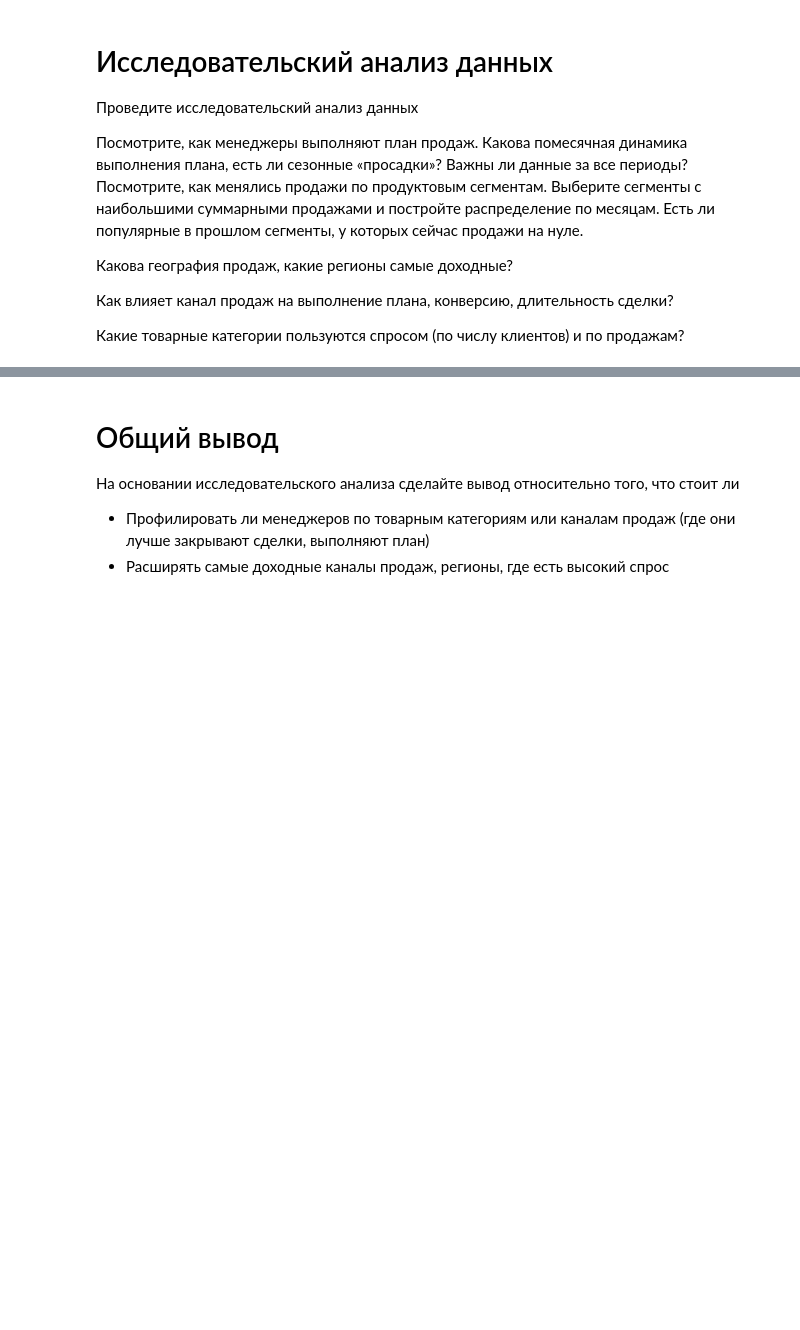
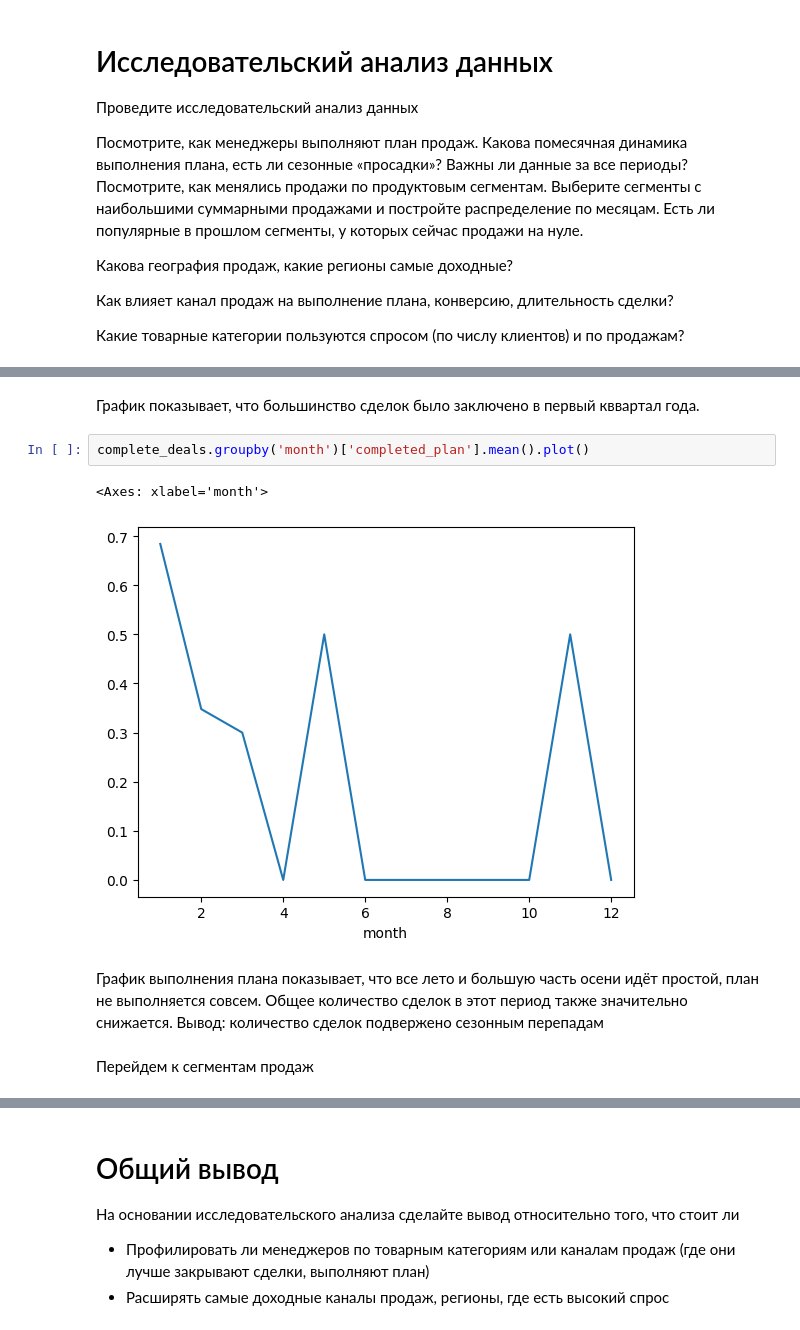
Before and after one commit to RayKoltner/datascience, a Jupyter notebook: Итоговый_проект_Кувшинов.ipynb, the cells around one changed output, grey strips where cells are left out. Saved outputs shown, nothing was run; the diff lists cells and outputs as text; blank space fills up the shorter version.

```diff
--- a/Итоговый_проект_Кувшинов.ipynb
+++ b/Итоговый_проект_Кувшинов.ipynb
@@ -97,0 +237,11 @@ data = data.set_axis(labels = ["id",
+# %% [markdown]
+График показывает, что большинство сделок было заключено в первый кввартал года.
+# %%
+complete_deals.groupby('month')['completed_plan'].mean().plot()
+# %% [output]
+<Axes: xlabel='month'>
+[figure, added]
+# %% [markdown]
+График выполнения плана показывает, что все лето и большую часть осени идёт простой, план не выполняется совсем. Общее количество сделок в этот период также значительно снижается. Вывод: количество сделок подвержено сезонным перепадам
+# %% [markdown]
+Перейдем к сегментам продаж
```
Also changed, not shown: parts of 37 cells of this notebook.
